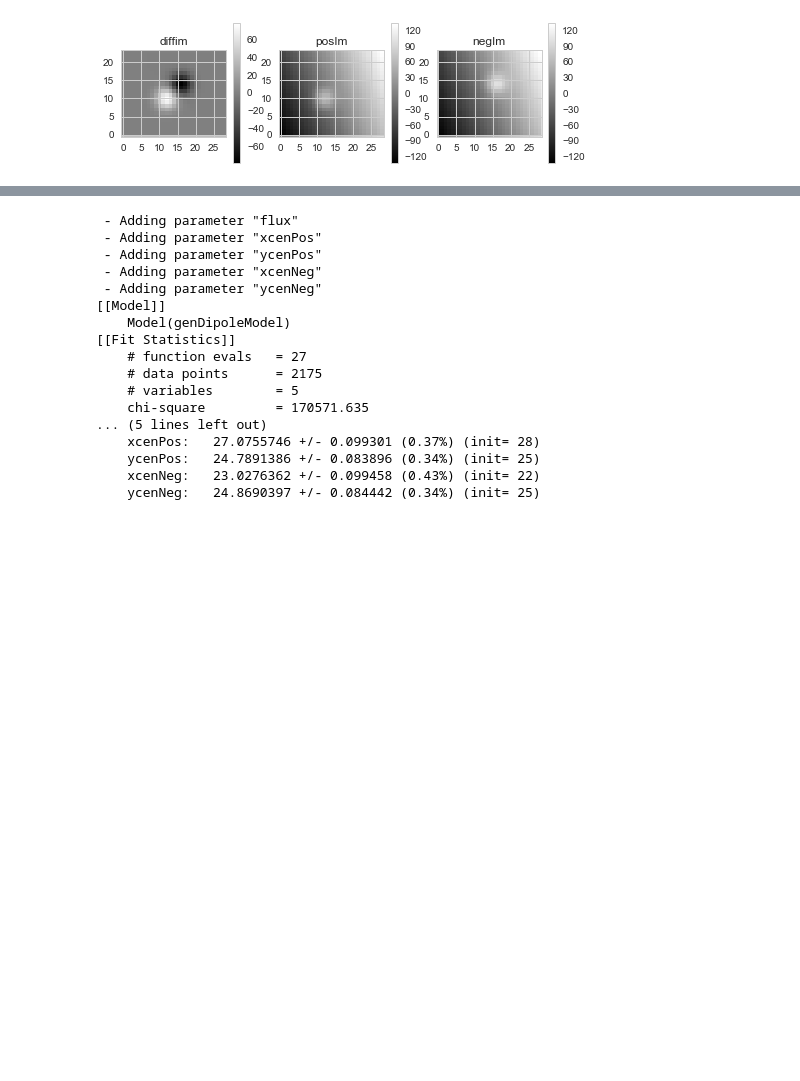
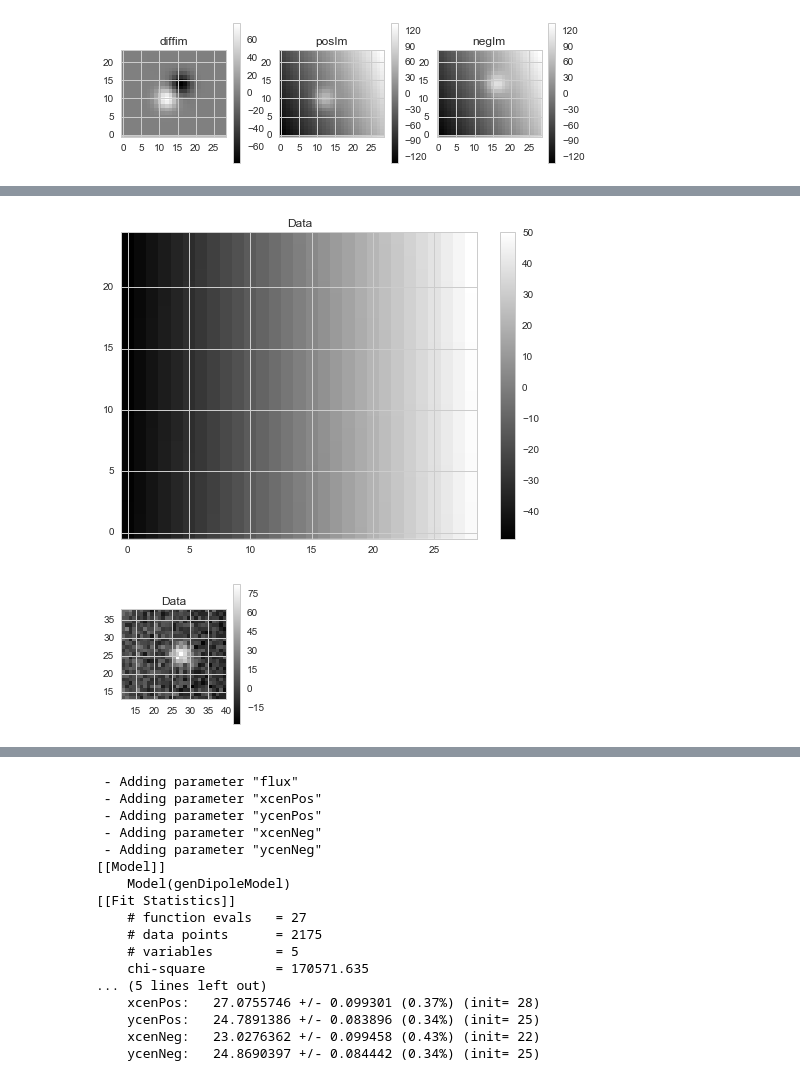
Before and after one commit to lsst/ip_diffim, a Jupyter notebook: 10a. update to 10 fit background using afw_math and Chebyshev polynomial.ipynb, the cells around one changed output, grey strips where cells are left out. Drawn from its saved outputs; the diff is of its cells as text; code cells hidden in the pictures; blank space fills up the shorter version.

```diff
--- a/10a. update to 10 fit background using afw_math and Chebyshev polynomial.ipynb
+++ b/10a. update to 10 fit background using afw_math and Chebyshev polynomial.ipynb
@@ -152,0 +105,23 @@ bim = bgFitAfw(exp, display=True)
+# %%
+img = dtUtils.DipoleTestImage(w=51, h=51, flux=[2000.], xcenPos=[27.], ycenPos=[25.],
+                                xcenNeg=[23.], ycenNeg=[25.],
+                                gradientParams=(1., 3., 0.))
+s = img.detectDipoleSources(doMerge=True)
+bbox = s[0].getFootprint().getBBox()
+bbox.grow(3)  # inplace?
+
+def bgFitAfw(img, display=False):
+    alg = dft.DipoleFitAlgorithm(img.diffim, img.posImage, img.negImage)
+    bim = alg.fitBackgroundGradientAfw(s[0], img.posImage, order=2)
+    if display:
+        dft.DipolePlotUtils.display2dArray(bim)
+        res = afwImage.ImageF(img.posImage.getMaskedImage().getImage().clone(),
+                              s[0].getFootprint().getBBox(), afwImage.PARENT)
+        res.getArray()[:, :] -= bim
+        dft.DipolePlotUtils.displayImage(res)
+        return bim, res
+    return bim
+
+bim1, res1 = bgFitAfw(img, display=True)
+%timeit bgFitAfw(img)
+# %% [output]
@@ -153 +129,3 @@ bim = bgFitAfw(exp, display=True)
+[figure, added]
+[figure, added]
 # %%
```
Also changed, not shown: parts of 8 cells of this notebook, 1 other file.
